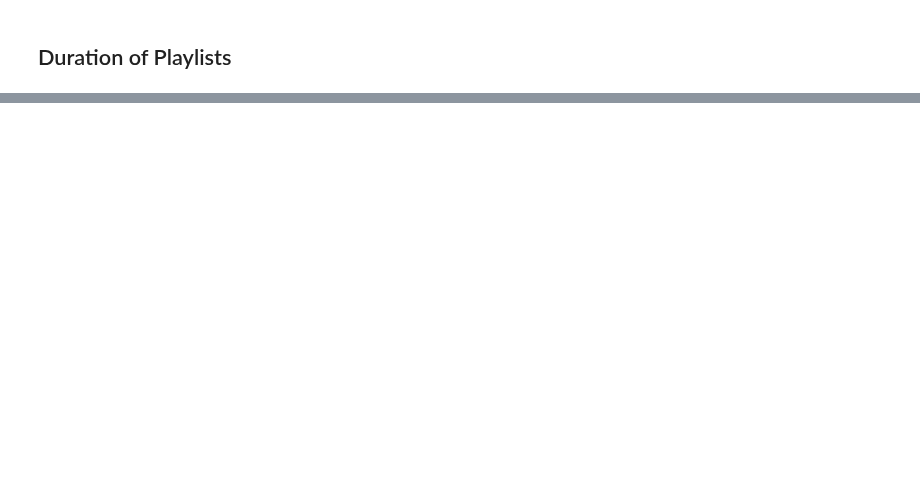
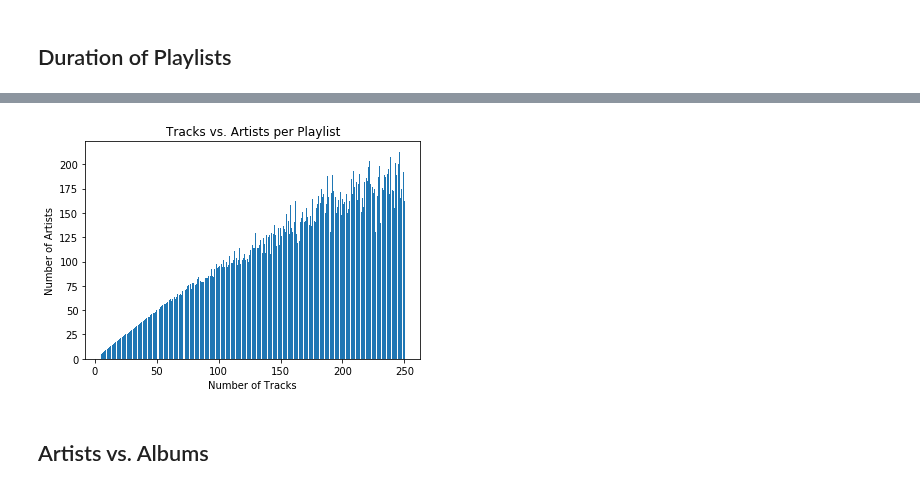
Before and after one commit to adamkhazi/one-million-playlists, a Jupyter notebook: exploration/basic.ipynb, the cells around one changed output, grey strips where cells are left out. Cells and saved outputs as stored; diff of their text form; code cells hidden in the pictures; blank space fills up the shorter version.

```diff
--- a/exploration/basic.ipynb
+++ b/exploration/basic.ipynb
@@ -162,0 +165,5 @@ plt.plot(playlist_len_mins, pdf) # including h here is crucial
+# %%
+nr_artists = []
+for playlistSet in playlistData:
+    for playlist in playlistSet["playlists"]:
+        nr_artists.append(playlist['num_artists'])
@@ -162,0 +186,10 @@ plt.plot(playlist_len_mins, pdf) # including h here is crucial
+# %%
+artists_v_tracks = []
+for playlistSet in playlistData:
+    for playlist in playlistSet["playlists"]:
+        artists_v_tracks.append((playlist['num_artists'], playlist['num_tracks']))
+# %%
+artists_v_tracks.sort(key=lambda tup: tup[1]) # sort by nr of tracks per playlist
+# %%
+nr_artists=[t[0] for t in artists_v_tracks]
+nr_tracks=[t[1] for t in artists_v_tracks]
@@ -162,0 +198,13 @@ plt.plot(playlist_len_mins, pdf) # including h here is crucial
+# %%
+import matplotlib.pyplot as plt
+fig=plt.figure()
+ax = fig.add_subplot(1,1,1)
+ax.bar(nr_tracks, height=nr_artists)
+plt.title('Tracks vs. Artists per Playlist')
+plt.xlabel('Number of Tracks')
+plt.ylabel('Number of Artists')
+plt.show()
+# %% [output]
+[figure, added]
+# %% [markdown]
+## Artists vs. Albums
```
Also changed, not shown: parts of 22 cells of this notebook.
